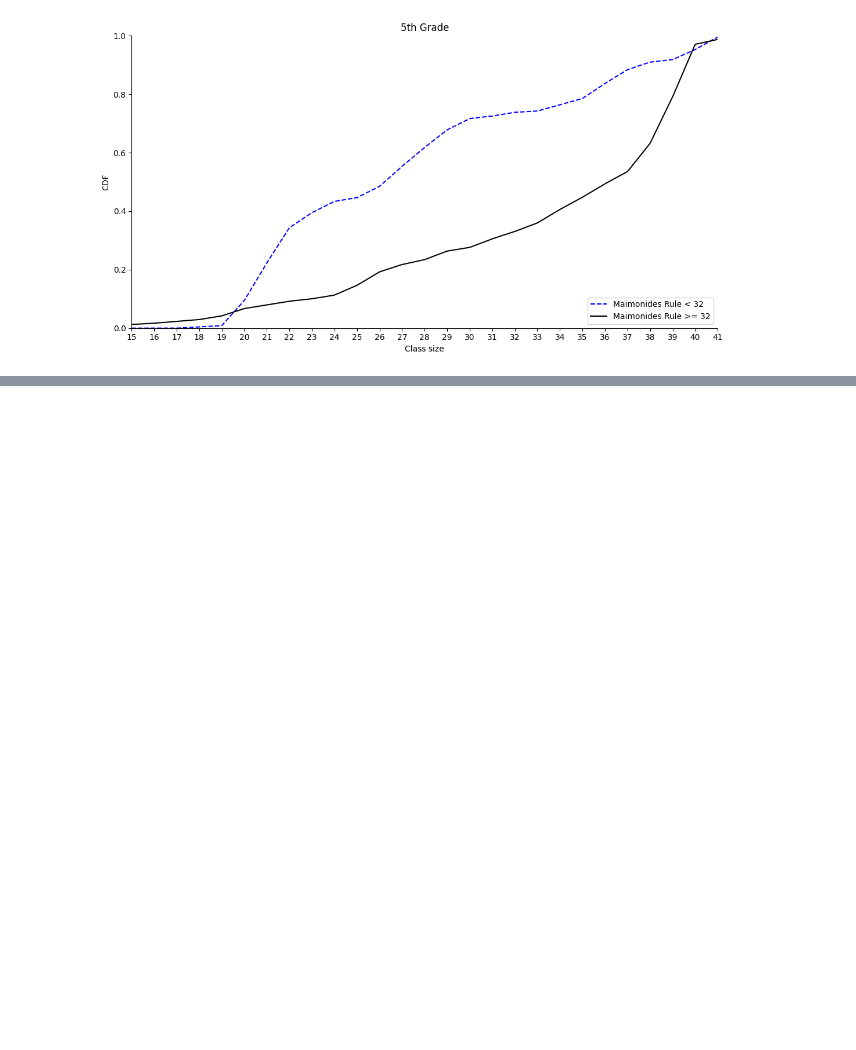
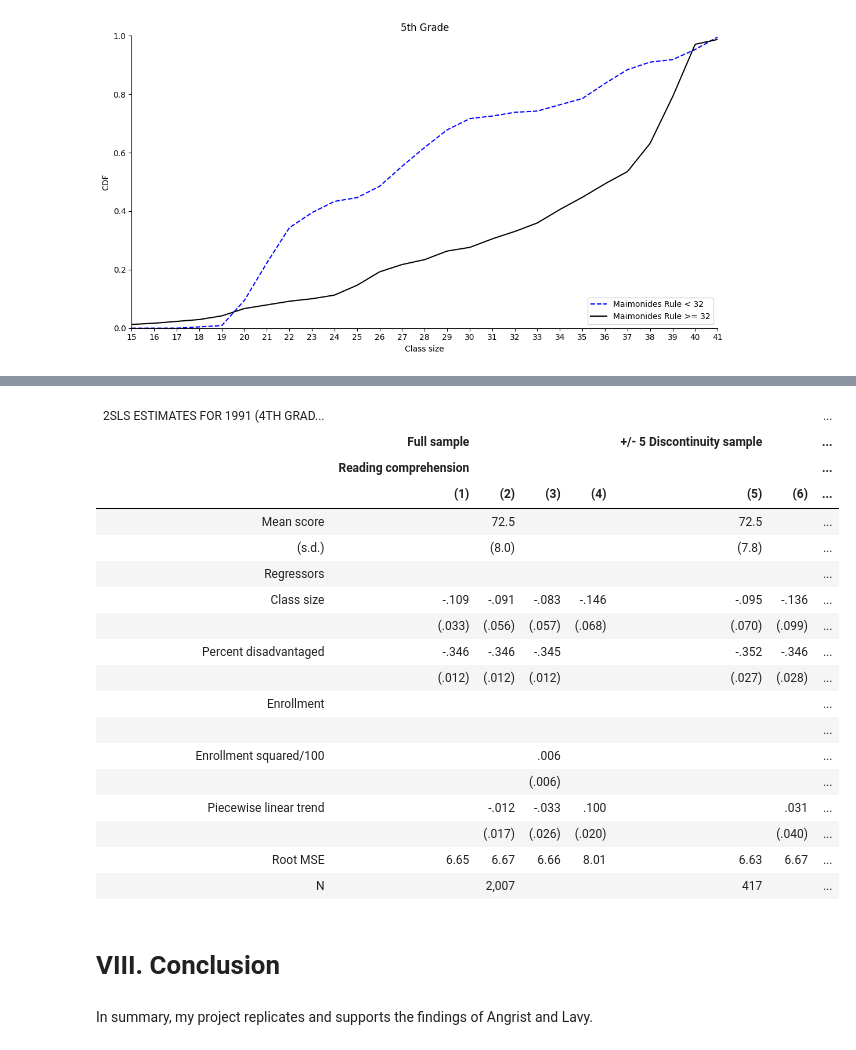
Before and after one commit to eisenhauerIO/project-business-decisions-didida2007, a Jupyter notebook: my-project.ipynb, the cells around one changed output, grey strips where cells are left out. Saved outputs shown, nothing was run; the diff lists cells and outputs as text; code cells hidden in the pictures; blank space fills up the shorter version.

```diff
--- a/my-project.ipynb
+++ b/my-project.ipynb
@@ -340,0 +381,26 @@ df_5th.plot_cdf_by_instrument()
+# %%
+df_4th.custom_twoSLS_table_piecewise(threshold=30)
+# %% [output]
+| 2SLS ESTIMATES FOR 1991 (4TH GRAD... |  |  |  |  |  |  | ... |
+|  | Full sample |  |  |  | +/- 5 Discontinuity sample |  | ... |
+|  | Reading comprehension |  |  |  |  |  | ... |
+|  | (1) | (2) | (3) | (4) | (5) | (6) | ... |
+| Mean score |  | 72.5 |  |  | 72.5 |  | ... |
+| (s.d.) |  | (8.0) |  |  | (7.8) |  | ... |
+| Regressors |  |  |  |  |  |  | ... |
+| Class size | -.109 | -.091 | -.083 | -.146 | -.095 | -.136 | ... |
+|  | (.033) | (.056) | (.057) | (.068) | (.070) | (.099) | ... |
+| Percent disadvantaged | -.346 | -.346 | -.345 |  | -.352 | -.346 | ... |
+|  | (.012) | (.012) | (.012) |  | (.027) | (.028) | ... |
+| Enrollment |  |  |  |  |  |  | ... |
+|  |  |  |  |  |  |  | ... |
+| Enrollment squared/100 |  |  | .006 |  |  |  | ... |
+|  |  |  | (.006) |  |  |  | ... |
+| Piecewise linear trend |  | -.012 | -.033 | .100 |  | .031 | ... |
+|  |  | (.017) | (.026) | (.020) |  | (.040) | ... |
+| Root MSE | 6.65 | 6.67 | 6.66 | 8.01 | 6.63 | 6.67 | ... |
+| N |  | 2,007 |  |  | 417 |  | ... |
+# %% [markdown]
+# VIII. Conclusion
+# %% [markdown]
+In summary, my project replicates and supports the findings of Angrist and Lavy.
```
Also changed, not shown: parts of 6 cells of this notebook.
